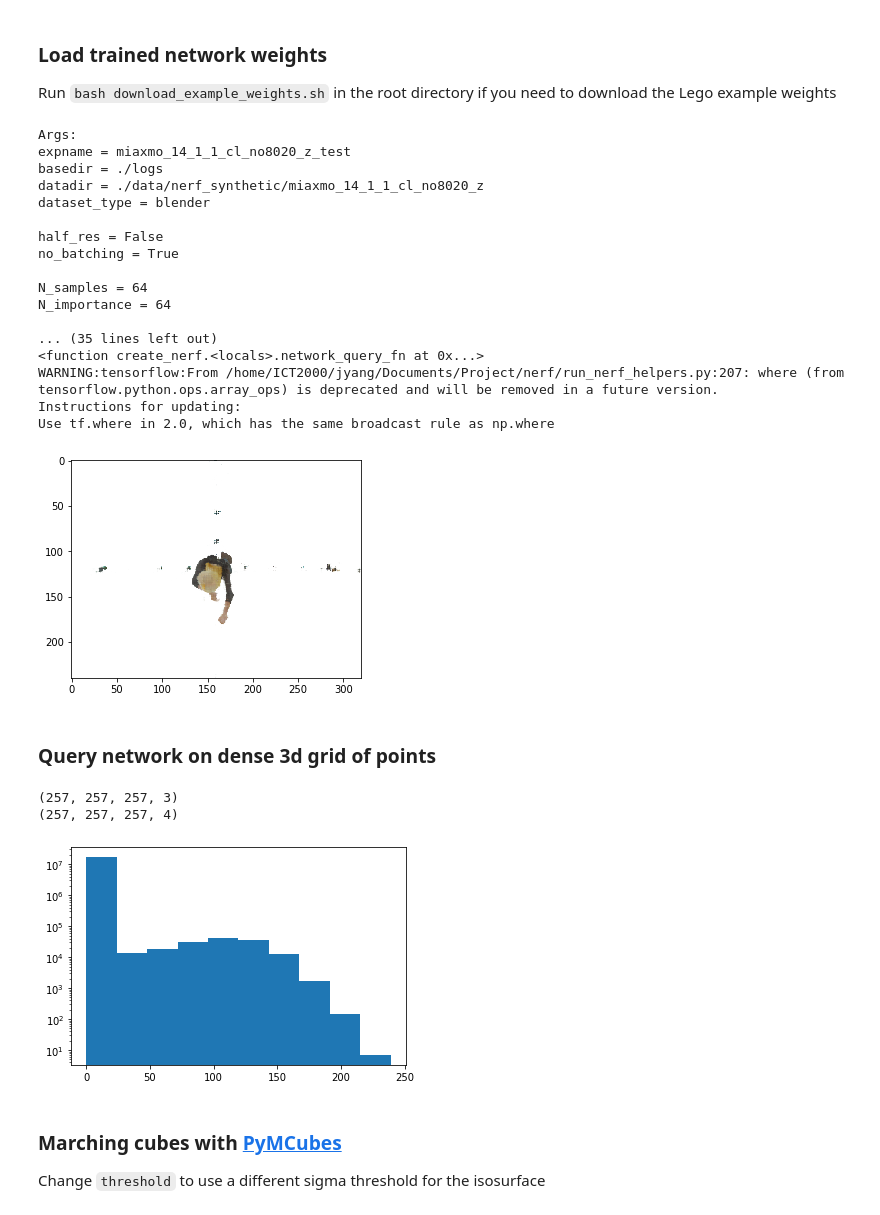
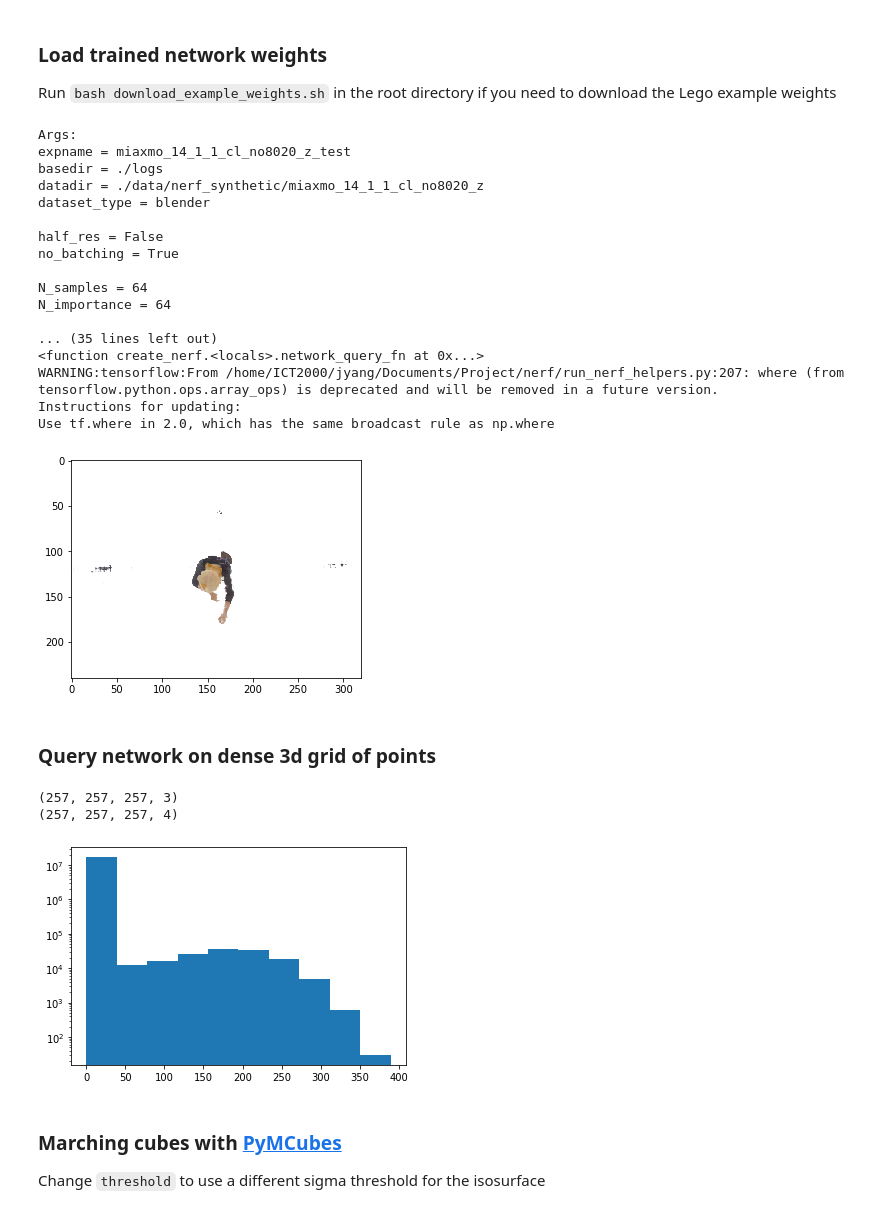
Before and after one commit to jingyangcarl/nerf, a Jupyter notebook: extract_mesh_miaxmo_14_1_1_cl_no8020_z.ipynb, the cells around one changed output. Drawn from its saved outputs; the diff is of its cells as text; code cells hidden in the pictures.

```diff
--- a/extract_mesh_miaxmo_14_1_1_cl_no8020_z.ipynb
+++ b/extract_mesh_miaxmo_14_1_1_cl_no8020_z.ipynb
@@ -26,7 +26,7 @@ print(open(config, 'r').read())
 
 parser = run_nerf.config_parser()
 ft_str = ''
-ft_str = '--ft_path {}'.format(os.path.join(basedir, expname, 'model_020000.npy'))
+ft_str = '--ft_path {}'.format(os.path.join(basedir, expname, 'model_100000.npy'))
 args = parser.parse_args('--config {} '.format(config) + ft_str)
 
 # Create nerf model
@@ -44,34 +44,34 @@ pprint.pprint(render_kwargs_test)
 net_fn = render_kwargs_test['network_query_fn']
 print(net_fn)
 
 # Render an overhead view to check model was loaded correctly
 c2w = np.eye(4)[:3,:4].astype(np.float32) # identity pose matrix
 c2w[2,-1] = 4.
 H, W, focal = 480, 640, 470.
 down = 2
 test = run_nerf.render(H//down, W//down, focal/down, c2w=c2w, **render_kwargs_test)
 img = np.clip(test[0],0,1)
 plt.imshow(img)
 plt.show()
 # %% [output]
 Args:
 expname = miaxmo_14_1_1_cl_no8020_z_test
 basedir = ./logs
 datadir = ./data/nerf_synthetic/miaxmo_14_1_1_cl_no8020_z
 dataset_type = blender
 
 half_res = False
 no_batching = True
 
 N_samples = 64
 N_importance = 64
 
 ... (35 lines left out)
 <function create_nerf.<locals>.network_query_fn at 0x...>
 WARNING:tensorflow:From /home/ICT2000/jyang/Documents/Project/nerf/run_nerf_helpers.py:207: where (from tensorflow.python.ops.array_ops) is deprecated and will be removed in a future version.
 Instructions for updating:
 Use tf.where in 2.0, which has the same broadcast rule as np.where
-[figure, old version]
+[figure, new version]
 # %% [markdown]
 ### Query network on dense 3d grid of points
 # %%
@@ -104,7 +104,7 @@ plt.show()
 # %% [output]
 (257, 257, 257, 3)
 (257, 257, 257, 4)
-[figure, old version]
+[figure, new version]
 # %% [markdown]
 ### Marching cubes with [PyMCubes](https://github.com/pmneila/PyMCubes)
 Change `threshold` to use a different sigma threshold for the isosurface
```
Also changed, not shown: parts of 1 cell of this notebook, 2 other files.
